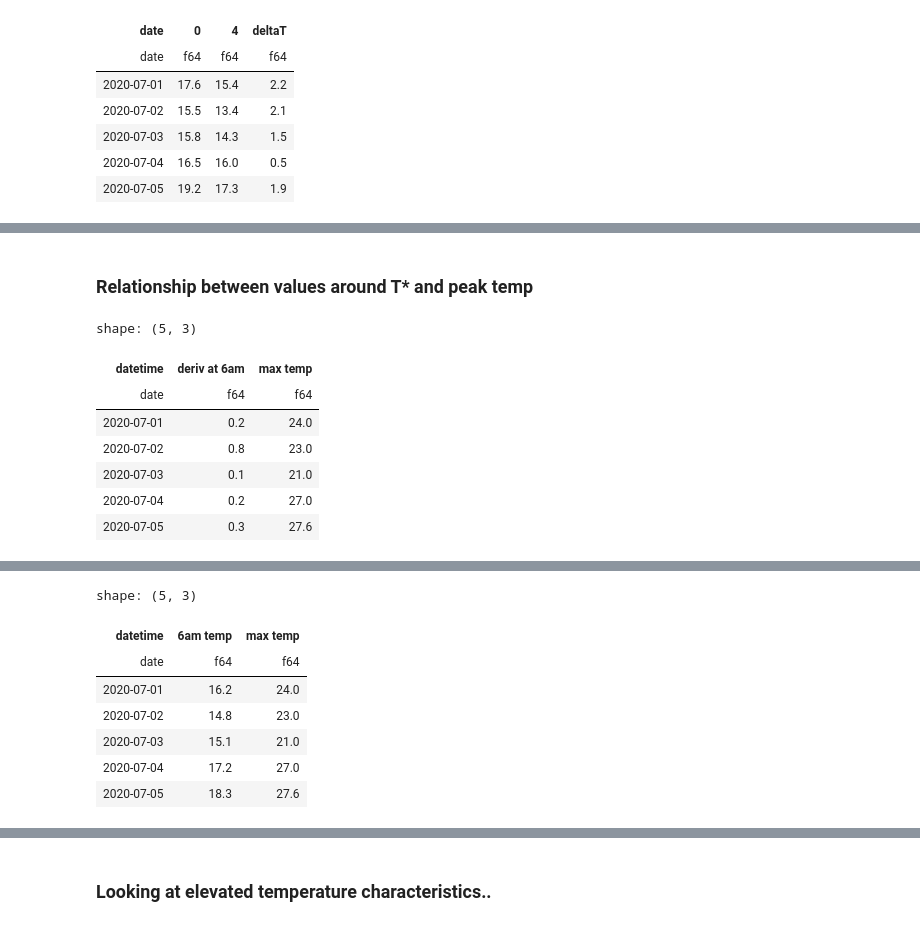
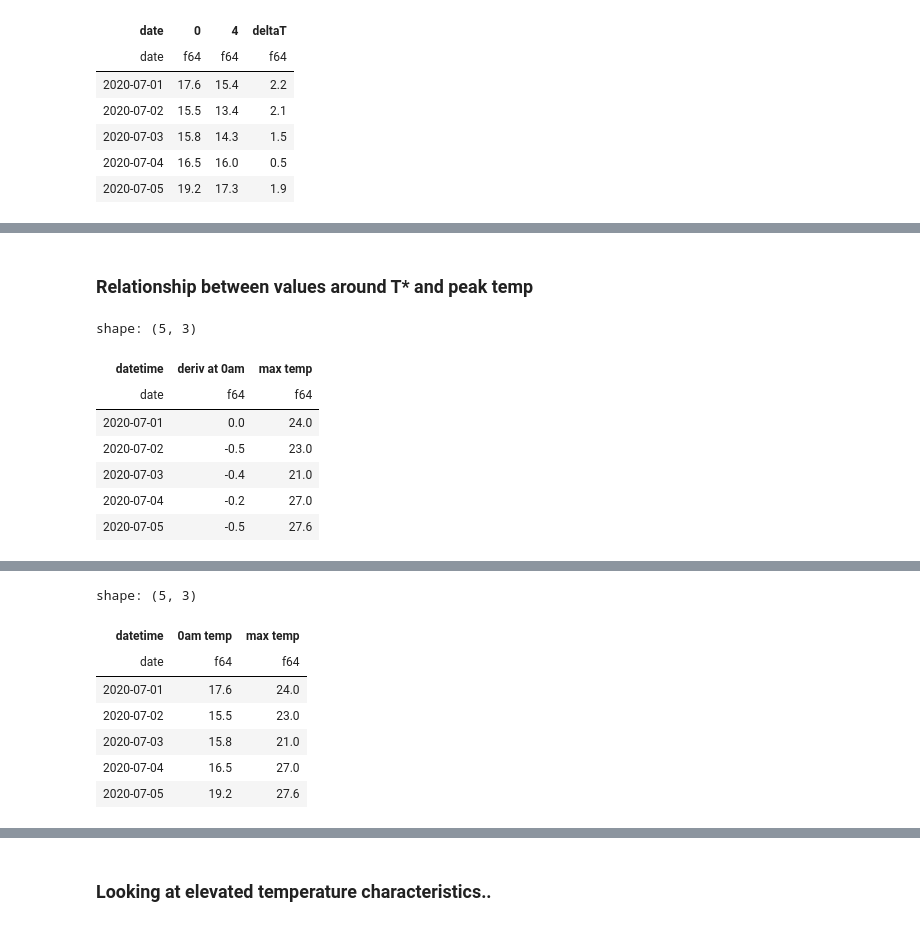
Before and after one commit to juliet29/weather, a Jupyter notebook: notebooks/05_correlations.ipynb, the cells around one changed output, grey strips where cells are left out. Cells and saved outputs as stored; diff of their text form; code cells hidden in the pictures.

```diff
--- a/notebooks/05_correlations.ipynb
+++ b/notebooks/05_correlations.ipynb
@@ -13,6 +14,10 @@ from weather.helpers.filter import filter_df_by_month
 # %%
 df = read_epw(PALO_ALTO_20.path)
 month_filter = partial(filter_df_by_month, df, PALO_ALTO_20)
-june = month_filter(7).filter(pl.col("datetime").dt.day() != 30). select(["datetime", "Dry Bulb Temperature"]) # last day has only 23 values intead of 24..
+june = (
+    month_filter(7)
+    .filter(pl.col("datetime").dt.day() != 30)
+    .select(["datetime", "Dry Bulb Temperature"])
+)  # last day has only 23 values intead of 24..
 assert (june["datetime"].dt.date().unique_counts().unique() == 24).all()
 # %% [markdown]
@@ -20,10 +25,12 @@ assert (june["datetime"].dt.date().unique_counts().unique() == 24).all()
 # %%
-hourly_deriv_df = june.with_columns(diff=pl.col("Dry Bulb Temperature").diff().fill_null(strategy="zero"))
+hourly_deriv_df = june.with_columns(
+    diff=pl.col("Dry Bulb Temperature").diff().fill_null(strategy="zero")
+)
 print(hourly_deriv_df.head())
 
 alt.Chart(hourly_deriv_df).mark_circle().encode(
-alt.X('hours(datetime):T'),
-alt.Y("diff"))
+    alt.X("hours(datetime):T"), alt.Y("diff")
+)
 # %% [output]
 shape: (5, 3)
 ┌─────────────────────┬──────────────────────┬──────┐
@@ -59,22 +73,27 @@ alt.Y("deltaT:Q").scale(zero=False))
 # %% [output]
 [interactive output not drawn]
 # %% [markdown]
-### Relationship between values around T* and peak temp
+### Relationship between values around T\* and peak temp
 # %%
-t_star  =6
-tstar_peak_df = hourly_deriv_df.group_by(pl.col("datetime").dt.date(), maintain_order=True).agg(
-    pl.col("diff").filter(pl.col("datetime").dt.hour() == t_star).first().alias(f"deriv at {t_star}am"),
-    pl.col("Dry Bulb Temperature").max().alias("max temp")
+t_star = 0
+tstar_peak_df = hourly_deriv_df.group_by(
+    pl.col("datetime").dt.date(), maintain_order=True
+).agg(
+    pl.col("diff")
+    .filter(pl.col("datetime").dt.hour() == t_star)
+    .first()
+    .alias(f"deriv at {t_star}am"),
+    pl.col("Dry Bulb Temperature").max().alias("max temp"),
 )
 tstar_peak_df.head()
 # %% [output]
 shape: (5, 3)
-| datetime | deriv at 6am | max temp |
+| datetime | deriv at 0am | max temp |
 | date | f64 | f64 |
-| 2020-07-01 | 0.2 | 24.0 |
-| 2020-07-02 | 0.8 | 23.0 |
-| 2020-07-03 | 0.1 | 21.0 |
-| 2020-07-04 | 0.2 | 27.0 |
-| 2020-07-05 | 0.3 | 27.6 |
+| 2020-07-01 | 0.0 | 24.0 |
+| 2020-07-02 | -0.5 | 23.0 |
+| 2020-07-03 | -0.4 | 21.0 |
+| 2020-07-04 | -0.2 | 27.0 |
+| 2020-07-05 | -0.5 | 27.6 |
 # %%
 alt.Chart(tstar_peak_df).mark_circle().encode(
@@ -83,19 +103,24 @@ alt.Y("max temp:Q").scale(zero=False))
 # %% [output]
 [interactive output not drawn]
 # %%
-tstar_peak_no_deriv_df = hourly_deriv_df.group_by(pl.col("datetime").dt.date(), maintain_order=True).agg(
-    pl.col("Dry Bulb Temperature").filter(pl.col("datetime").dt.hour() == t_star).first().alias(f"{t_star}am temp"),
-    pl.col("Dry Bulb Temperature").max().alias("max temp")
+tstar_peak_no_deriv_df = hourly_deriv_df.group_by(
+    pl.col("datetime").dt.date(), maintain_order=True
+).agg(
+    pl.col("Dry Bulb Temperature")
+    .filter(pl.col("datetime").dt.hour() == t_star)
+    .first()
+    .alias(f"{t_star}am temp"),
+    pl.col("Dry Bulb Temperature").max().alias("max temp"),
 )
 tstar_peak_no_deriv_df.head()
 # %% [output]
 shape: (5, 3)
-| datetime | 6am temp | max temp |
+| datetime | 0am temp | max temp |
 | date | f64 | f64 |
-| 2020-07-01 | 16.2 | 24.0 |
-| 2020-07-02 | 14.8 | 23.0 |
-| 2020-07-03 | 15.1 | 21.0 |
-| 2020-07-04 | 17.2 | 27.0 |
-| 2020-07-05 | 18.3 | 27.6 |
+| 2020-07-01 | 17.6 | 24.0 |
+| 2020-07-02 | 15.5 | 23.0 |
+| 2020-07-03 | 15.8 | 21.0 |
+| 2020-07-04 | 16.5 | 27.0 |
+| 2020-07-05 | 19.2 | 27.6 |
 # %%
 alt.Chart(tstar_peak_no_deriv_df).mark_circle().encode(
```
Also changed, not shown: parts of 17 cells of this notebook.
